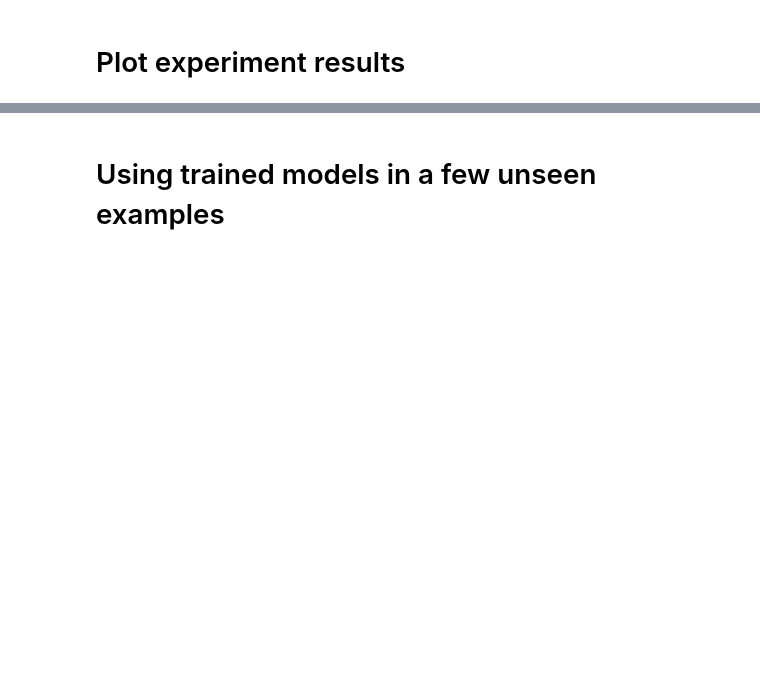
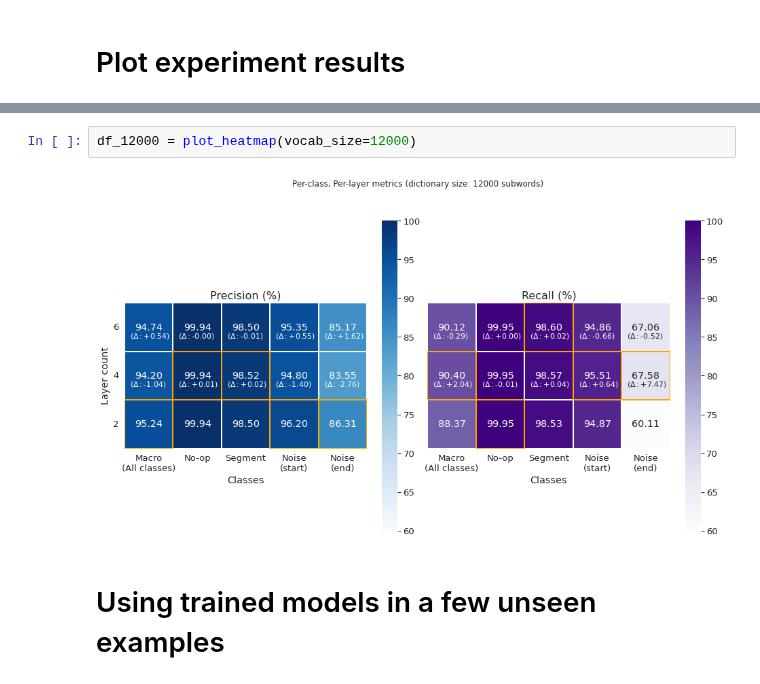
Before and after one commit to ulysses-camara/ulysses-segmenter, a Jupyter notebook: notebooks/4_result_analysis.ipynb, the cells around one changed output, grey strips where cells are left out. Cells and saved outputs as stored; diff of their text form; blank space fills up the shorter version.

```diff
--- a/notebooks/4_result_analysis.ipynb
+++ b/notebooks/4_result_analysis.ipynb
@@ -171,3 +193,7 @@ fig.savefig(
+# %%
+df_12000 = plot_heatmap(vocab_size=12000)
+# %% [output]
+[figure, added]
 # %% [markdown]
 # Using trained models in a few unseen examples
 # %%
```
Also changed, not shown: parts of 8 cells of this notebook.
